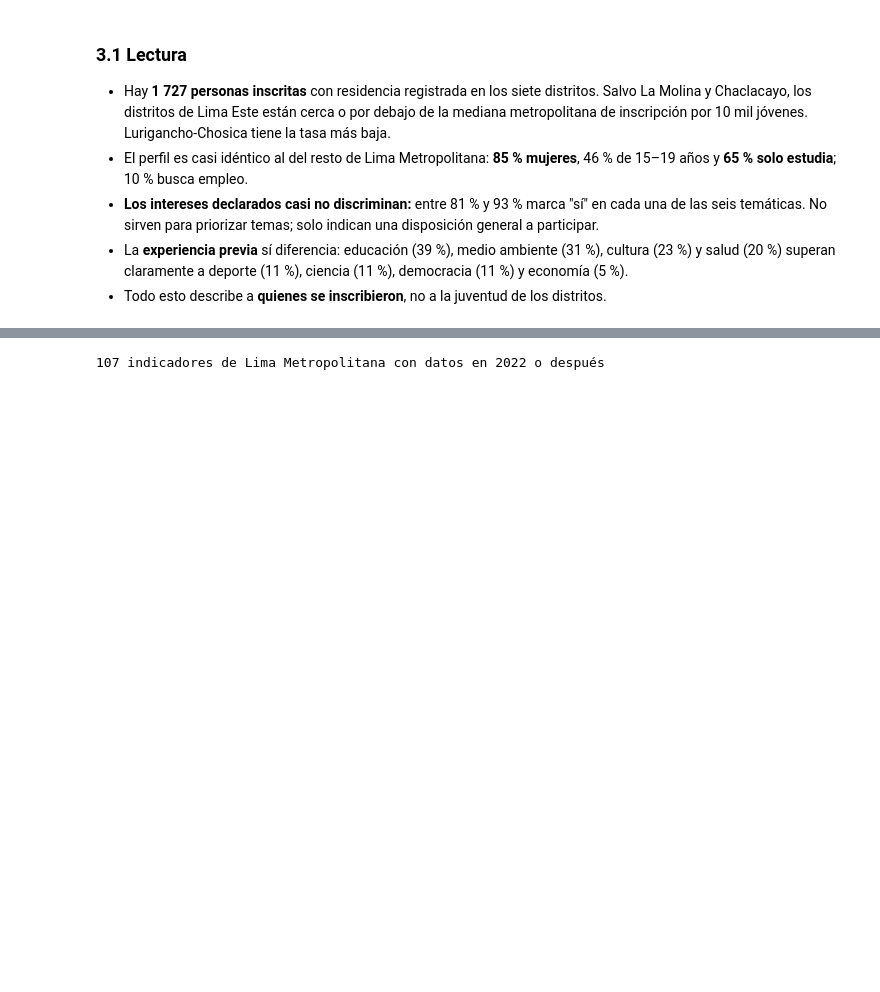
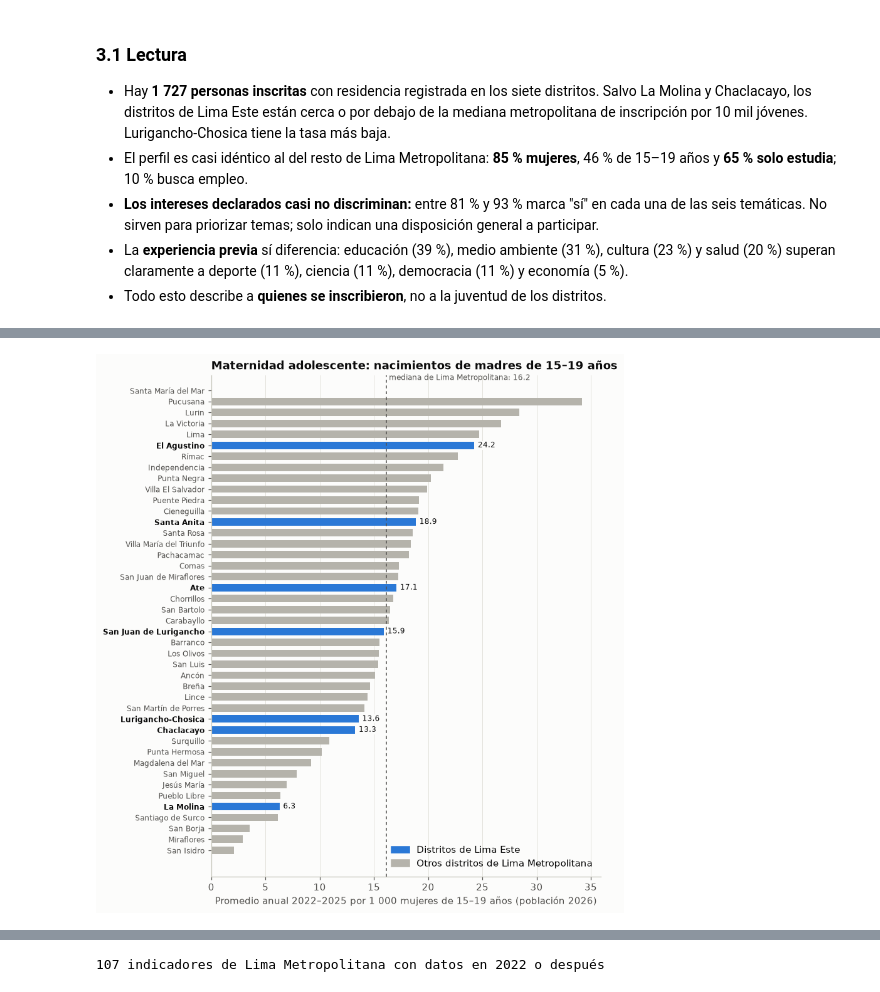
Before and after one commit to serugiran96/ORP-juventudLimaEste, a Jupyter notebook: proyectos/modelo-definicion-actividades/notebooks/01_capa1_diagnostico.ipynb, the cells around one changed output, grey strips where cells are left out. Saved outputs shown, nothing was run; the diff lists cells and outputs as text; code cells hidden in the pictures; blank space fills up the shorter version.

```diff
--- a/proyectos/modelo-definicion-actividades/notebooks/01_capa1_diagnostico.ipynb
+++ b/proyectos/modelo-definicion-actividades/notebooks/01_capa1_diagnostico.ipynb
@@ -323,0 +366,7 @@ Experiencia previa de voluntariado por temática (% que marcó SÍ)
+# %%
+mat = reg[reg.registro == "maternidad_adolescente"].copy()
+barras_43(mat, "tasa", "Maternidad adolescente: nacimientos de madres de 15–19 años",
+          "Promedio anual 2022–2025 por 1 000 mujeres de 15–19 años (población 2026)",
+          mat.tasa.median(), f"mediana de Lima Metropolitana: {mat.tasa.median():.1f}")
+# %% [output]
+[figure, added]
```
Also changed, not shown: parts of 10 cells of this notebook, 3 other files.
